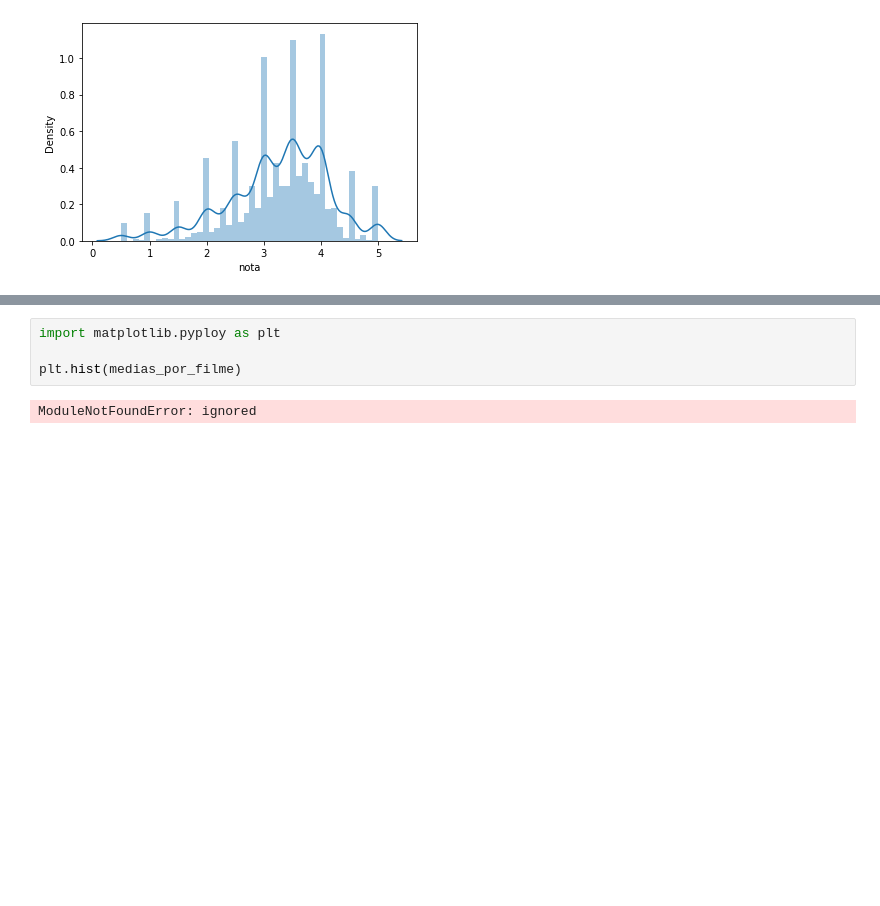
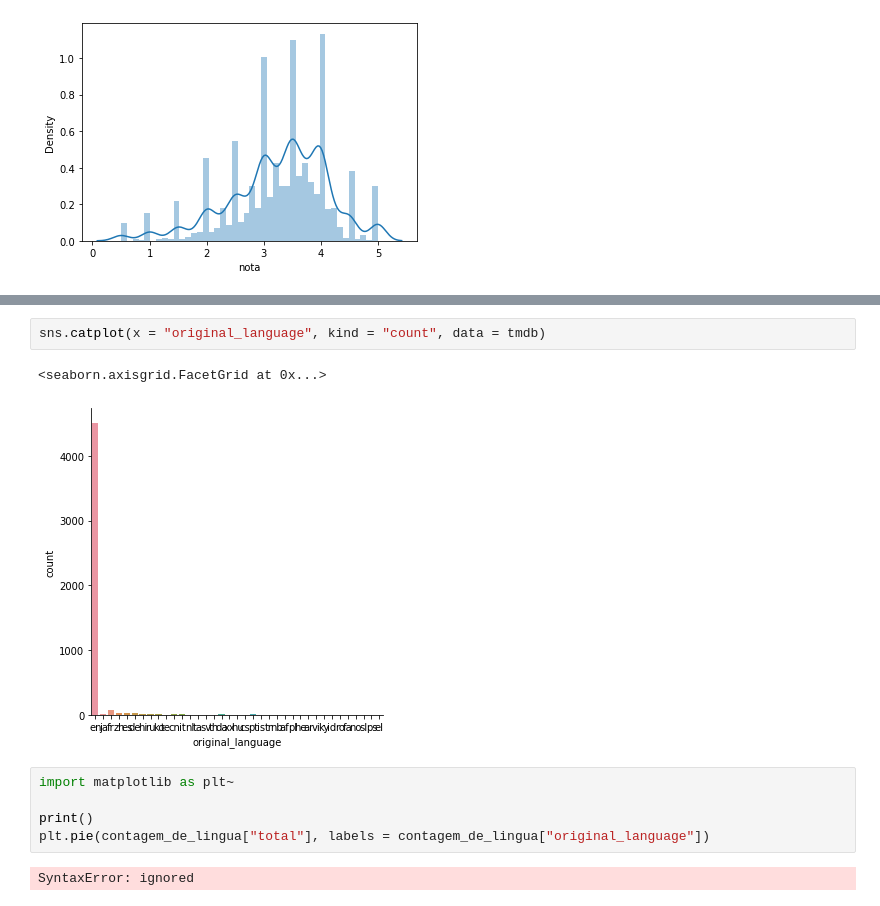
Before and after one commit to lucashaay/Data_visualization, a Jupyter notebook: Data_visualization.ipynb, the cells around one changed output, grey strips where cells are left out. Drawn from its saved outputs; the diff is of its cells as text; blank space fills up the shorter version.

```diff
--- a/Data_visualization.ipynb
+++ b/Data_visualization.ipynb
@@ -140,6 +222,12 @@ sns.distplot(medias_por_filme)
+# %%
+sns.catplot(x = "original_language", kind = "count", data = tmdb)
+# %% [output]
+<seaborn.axisgrid.FacetGrid at 0x...>
+[figure, added]
 # %%
-import matplotlib.pyploy as plt
+import matplotlib as plt~
 
-plt.hist(medias_por_filme)
+print()
+plt.pie(contagem_de_lingua["total"], labels = contagem_de_lingua["original_language"])
 # %% [output]
-ModuleNotFoundError: ignored
+SyntaxError: ignored
```
Also changed, not shown: parts of 10 cells of this notebook.
